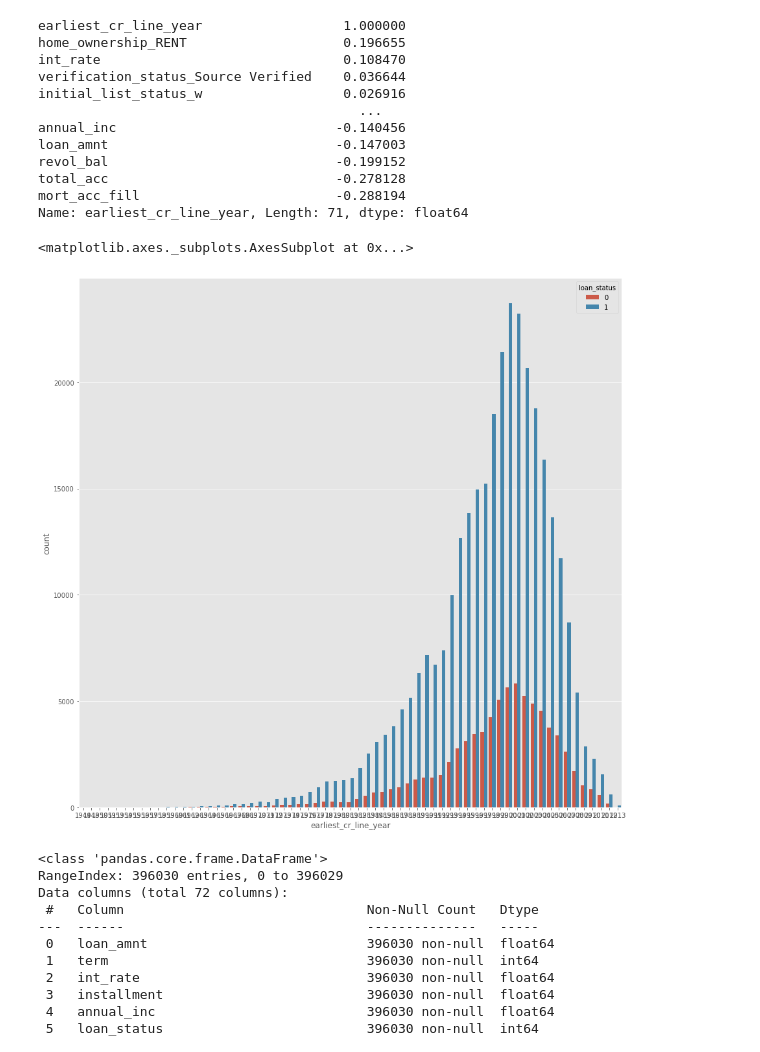
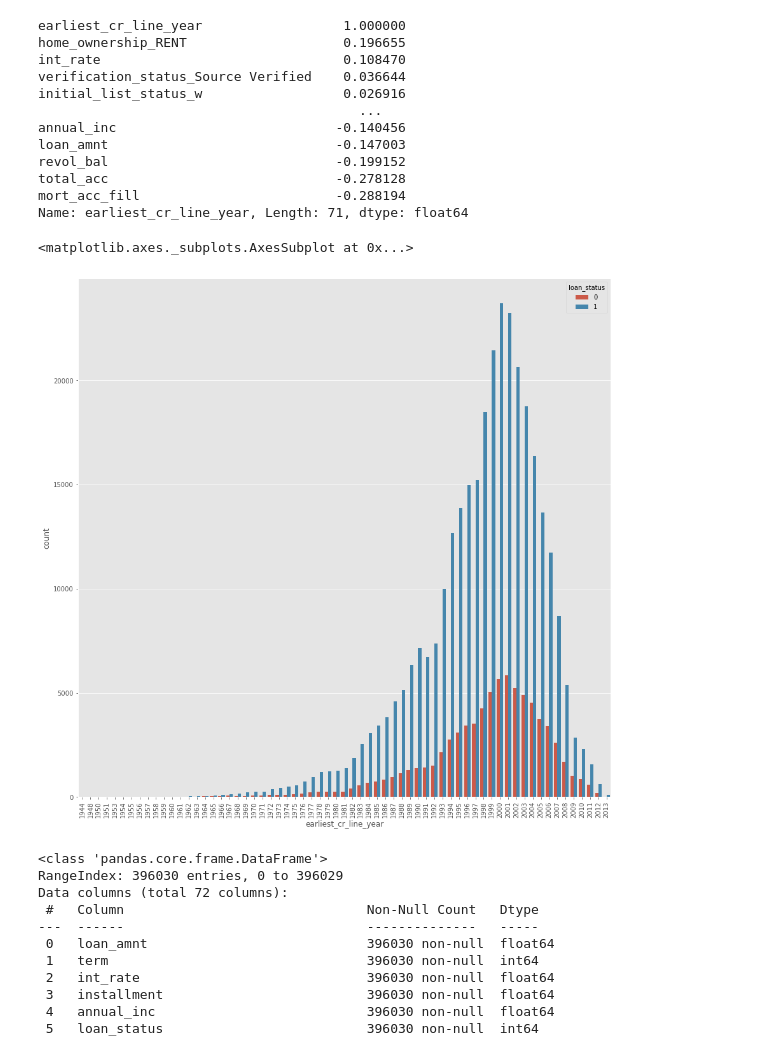
Before and after one commit to PatrykKotulak/Machine_Learning_Project, a Jupyter notebook: Lending_club/Lending_club_project.ipynb, the cells around one changed output. Saved outputs shown, nothing was run; the diff lists cells and outputs as text; code cells hidden in the pictures.

Commit message:
Update Lending_club_project.ipynb
Change rotation earliest_cr_line_year plot

```diff
--- a/Lending_club/Lending_club_project.ipynb
+++ b/Lending_club/Lending_club_project.ipynb
@@ -7,8 +7,8 @@ import os
 %matplotlib inline
 plt.style.use('ggplot')
 # %%
-df_org = pd.read_csv('lending_club_loan_two.csv')
-df_info = pd.read_csv('lending_club_info.csv')
+df_org = pd.read_csv('Datasets/lending_club_loan_two.csv')
+df_info = pd.read_csv('Datasets/lending_club_info.csv')
 df_org.head()
 # %% [output]
 |  | loan_amnt | term | int_rate | installment | grade | sub_grade | emp_title | emp_length | home_ownership | ... |
@@ -401,10 +401,11 @@ mort_acc_fill                         -0.288194
 Name: earliest_cr_line_year, Length: 71, dtype: float64
 # %%
 plt.figure(figsize=(15,15))
+plt.xticks(rotation=90)
 sns.countplot(df['earliest_cr_line_year'], hue=df['loan_status'])
 # %% [output]
 <matplotlib.axes._subplots.AxesSubplot at 0x...>
-[figure, old version]
+[figure, new version]
 # %%
 # try after prediction
 # df.drop(['earliest_cr_line_month', 'earliest_cr_line_year'], axis=1, inplace=True)
```
